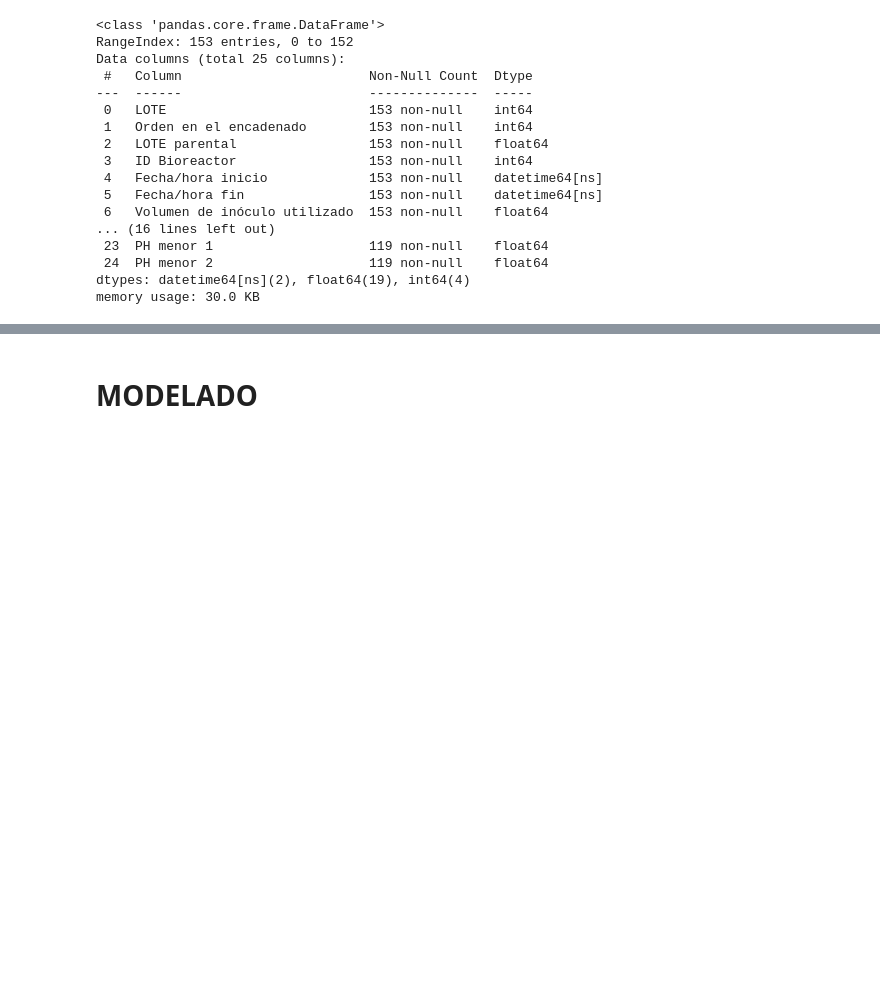
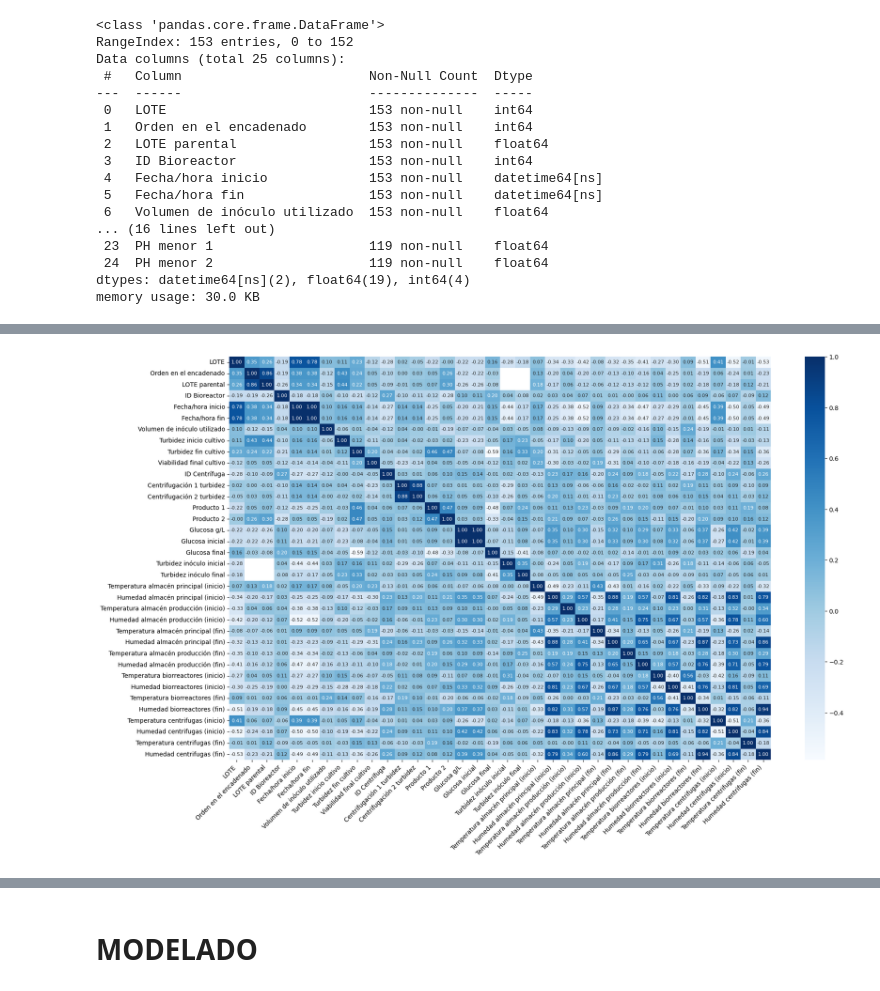
Before and after one commit to vjnoguera/Datathon-24, a Jupyter notebook: Merge global.ipynb, the cells around one changed output, grey strips where cells are left out. Cells and saved outputs as stored; diff of their text form; code cells hidden in the pictures; blank space fills up the shorter version.

```diff
--- a/Merge global.ipynb
+++ b/Merge global.ipynb
@@ -363,0 +362,5 @@ df_temp = pd.read_csv("")
+# %%
+df_temp = pd.read_csv("resultado_inicios_y_finales_con_todo_train.csv")
+df_temp = df_temp.drop(["Fecha/hora inicio","Fecha/hora fin"],axis="columns")
+df_temp["LOTE"] = df_prod_fin_cin_fin_cin_ino["LOTE"]
+df_temp.info()
@@ -363,0 +385,3 @@ df_temp = pd.read_csv("")
+# %%
+df_prod_fin_cin_fin_cin_ino_prei_train_temp = pd.merge(df_prod_fin_cin_fin_cin_ino,df_temp, left_on="LOTE", right_on="LOTE",how="right")
+df_prod_fin_cin_fin_cin_ino_prei_train_temp.info()
@@ -363,0 +406,17 @@ df_temp = pd.read_csv("")
+# %%
+df_prod_fin_cin_fin_cin_ino_prei_train_temp["Orden en el encadenado"] = df_prod_fin_cin_fin_cin_ino_prei_train_temp["Orden en el encadenado"].fillna(0)
+df_prod_fin_cin_fin_cin_ino_prei_train_temp["LOTE parental"] = df_prod_fin_cin_fin_cin_ino_prei_train_temp["LOTE parental"].fillna(0)
+# %%
+# Ajustar el tamaño de la figura
+plt.figure(figsize=(20, 12))
+
+# Generar el heatmap
+sns.heatmap(df_prod_fin_cin_fin_cin_ino_prei_train_temp.corr(), annot=True, annot_kws={"size": 8}, fmt=".2f", cmap="Blues")
+
+# Rotar las etiquetas del eje X para que no se sobrepongan
+plt.xticks(rotation=45, ha="right")
+
+# Mostrar el gráfico
+plt.show()
+# %% [output]
+[figure, added]
```
Also changed, not shown: parts of 19 cells of this notebook, 4 other files.
